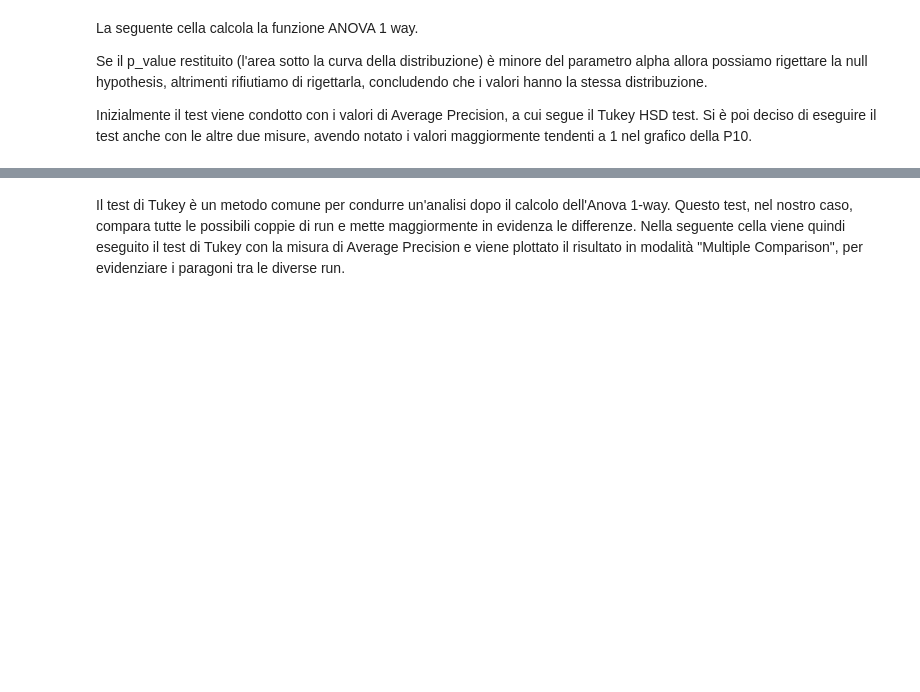
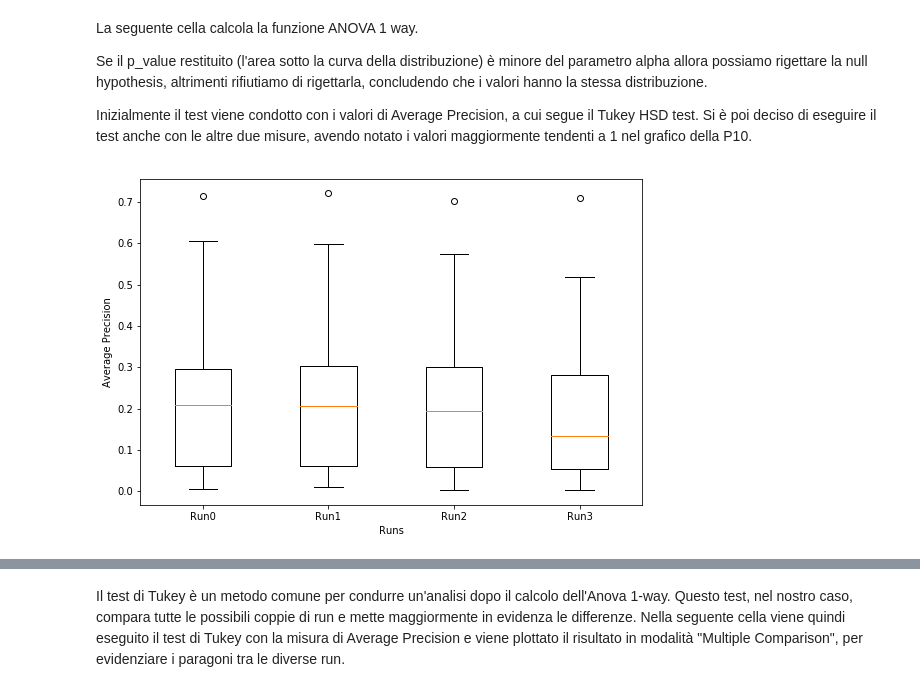
Before and after one commit to yleniag/Information-Retrival-Homework-1, a Jupyter notebook: Homework1-IR.ipynb, the cells around one changed output, grey strips where cells are left out. Drawn from its saved outputs; the diff is of its cells as text; code cells hidden in the pictures; blank space fills up the shorter version.

Commit message:
boxPlot different dimension

```diff
--- a/Homework1-IR.ipynb
+++ b/Homework1-IR.ipynb
@@ -217,6 +217,28 @@ La seguente cella calcola la funzione ANOVA 1 way.
 Se il p_value restituito (l'area sotto la curva della distribuzione) è minore del parametro alpha allora possiamo rigettare la null hypothesis, altrimenti rifiutiamo di rigettarla, concludendo che i valori hanno la stessa distribuzione.
 
 Inizialmente il test viene condotto con i valori di Average Precision, a cui segue il Tukey HSD test. Si è poi deciso di eseguire il test anche con le altre due misure, avendo notato i valori maggiormente tendenti a 1 nel grafico della P10.
+# %%
+def boxPlot(m0, m1, m2, m3, measureName):
+    m0 = list(map(float, m0))
+    m1 = list(map(float, m1))
+    m2 = list(map(float, m2))
+    m3 = list(map(float, m3))
+    data_to_plot = [m0, m1, m2, m3]
+    # Create a figure instance
+    fig = plt.figure(1, figsize=(9, 6))
+    # Create an axes instance
+    ax = fig.add_subplot(111)
+    # Create the boxplot
+    bp = ax.boxplot(data_to_plot)
+    ax.set_xticklabels(['Run0', 'Run1', 'Run2', 'Run3'])
+    ax.set_xlabel("Runs")
+    ax.set_ylabel(measureName)
+    # Save the figure
+    fig.savefig('plot/boxPlot_' + str(measureName) + '.png', bbox_inches='tight', format='png', dpi=1000)
+# %%
+boxPlot(map_0, map_1, map_2, map_3, "Average Precision")
+# %% [output]
+[figure, added]
 # %%
 #compute ANOVA 1 way
 alpha=0.05
```
Also changed, not shown: parts of 13 cells of this notebook, 3 other files.
